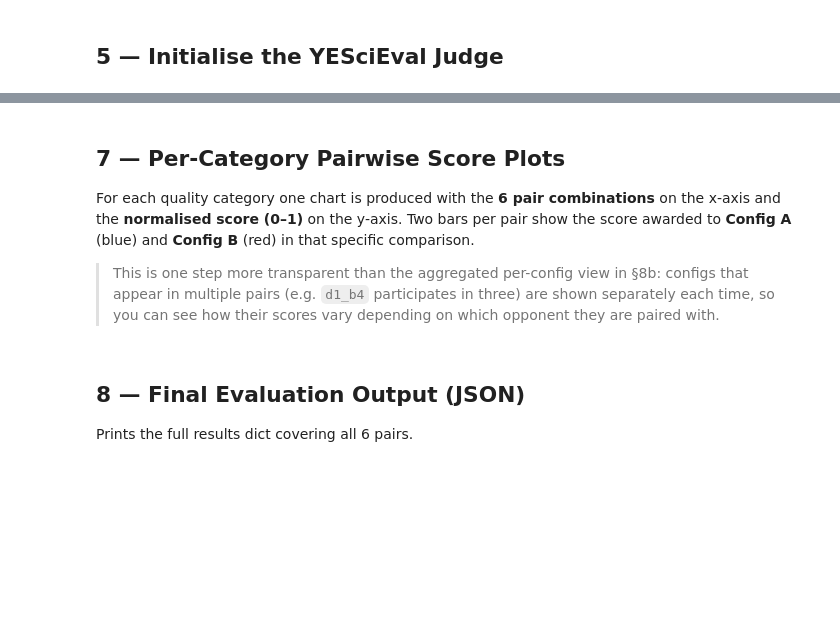
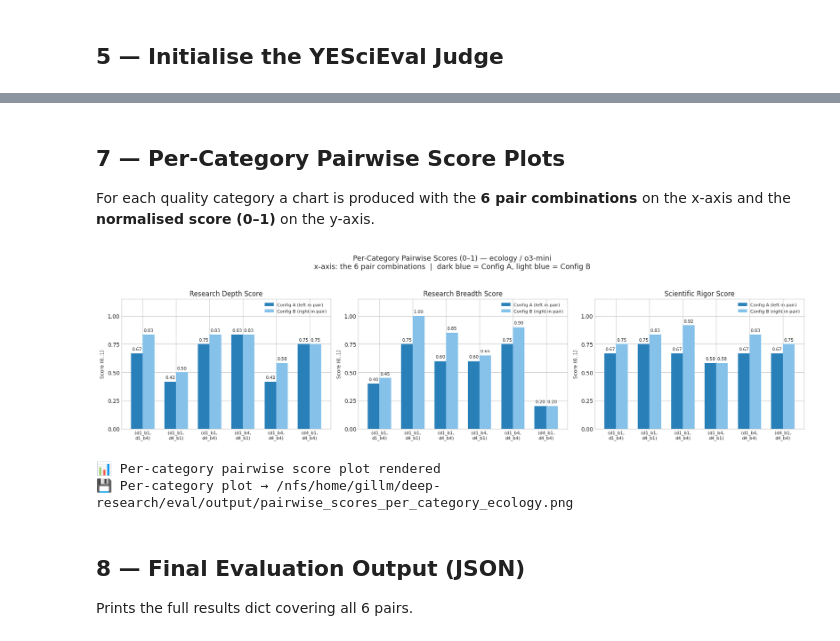
Before and after one commit to sciknoworg/deep-research, a Jupyter notebook: eval/pairwise/evaluation_pairwise_report_ecology.ipynb, the cells around one changed output, grey strips where cells are left out. Saved outputs shown, nothing was run; the diff lists cells and outputs as text; code cells hidden in the pictures; blank space fills up the shorter version.

Commit message:
✏️ added the notebook with output - pairwise evaluation

```diff
--- a/eval/pairwise/evaluation_pairwise_report_ecology.ipynb
+++ b/eval/pairwise/evaluation_pairwise_report_ecology.ipynb
@@ -67,24 +67,23 @@ drive.mount('/content/drive')
 # %%
 # --- USER CONFIGURATION ---
 
-QUESTIONS_CSV  = "/content/drive/MyDrive/49-questions-ecology.csv"
-OUTPUT_DIR     = "/content/drive/MyDrive/output"
+QUESTIONS_CSV  = "/path-to-csv-file/49-questions-ecology.csv"
+OUTPUT_DIR     = "/path-to-output-directory"
 DOMAIN         = "ecology"
-MODEL_ID       = "Qwen/Qwen3-1.7B"
-DEVICE         = "cpu"
-HF_TOKEN       = "your_hf_token_here"
+MODEL_ID       = "your-model-here"
+DEVICE         = torch.device("cuda" if torch.cuda.is_available() else "cpu")
+HF_TOKEN       = "your-hf-token"
 MAX_NEW_TOKENS = 2048
 
 # ── Report pool ──────────────────────────────────────────────────────────────
-# Map every config to its report file. All C(4,2) = 6 pairs will be evaluated.
+# Map every config to its report file.
 REPORT_POOL = {
-    'd1_b1': 'reports/1_model_orkg_d1_b1.md',
-    'd1_b4': 'reports/1_model_orkg_d1_b4.md',
-    'd4_b1': 'reports/1_model_orkg_d4_b1.md',
-    'd4_b4': 'reports/1_model_orkg_d4_b4.md',
+    'd1_b1': '/path-to-the-report-d1_b1/reports/orkg-ask/o3-mini/1_o3-mini_orkg_d1_b1.md',
+    'd1_b4': '/path-to-the-report-d1_b4/reports/orkg-ask/o3-mini/1_o3-mini_orkg_d1_b4.md',
+    'd4_b1': '/path-to-the-report-d4_b1/reports/orkg-ask/o3-mini/1_o3-mini_orkg_d4_b1.md',
+    'd4_b4': '/path-to-the-report-d4_b4/reports/orkg-ask/o3-mini/1_o3-mini_orkg_d4_b4.md',
 }
 
-# ── All pairs are generated automatically — no manual selection needed ────────
 ALL_PAIRS = list(itertools.combinations(REPORT_POOL.keys(), 2))
 # → [('d1_b1','d1_b4'), ('d1_b1','d4_b1'), ('d1_b1','d4_b4'),
 #    ('d1_b4','d4_b1'), ('d1_b4','d4_b4'), ('d4_b1','d4_b4')]
@@ -351,27 +388,17 @@ print(f"\n✅ All {len(ALL_PAIRS)} pairs evaluated.")
 # %% [markdown]
 ## 7 — Per-Category Pairwise Score Plots
 
-For each quality category one chart is produced with the **6 pair combinations**
+For each quality category a chart is produced with the **6 pair combinations**
 on the x-axis and the **normalised score (0–1)** on the y-axis.
-Two bars per pair show the score awarded to **Config A** (blue) and
-**Config B** (red) in that specific comparison.
-
-> This is one step more transparent than the aggregated per-config view in §8b:
-> configs that appear in multiple pairs (e.g. `d1_b4` participates in three)
-> are shown separately each time, so you can see how their scores vary
-> depending on which opponent they are paired with.
 # %%
-# ── §7: Per-Category Pairwise Score Plots ────────────────────────────────────
+# ── 7: Per-Category Pairwise Score Plots ────────────────────────────────────
 # x-axis  : the 6 pair combinations in canonical order
 # y-axis  : normalised score (0..1) from category_scores
 # bars    : two per pair — Config A (dark blue) and Config B (light blue)
 # panels  : one per active category (depth / breadth / rigor)
 
-import numpy as np
-import matplotlib.pyplot as plt
-
 RAW_DIMS = ['depth', 'breadth', 'rigor']
-# RAW_DIMS = ['depth', 'breadth', 'rigor', 'innovation', 'gap']  # uncomment when available
+# RAW_DIMS = ['depth', 'breadth', 'rigor', 'innovation', 'gap']
 
 RAW_PANEL_TITLES = {
     'depth':   'Research Depth Score',
@@ -384,6 +411,9 @@ RAW_PANEL_TITLES = {
 # Same color palette as §8b
 BAR_COLOR_A = '#2980b9'   # dark blue  — Config A
 BAR_COLOR_B = '#85c1e9'   # light blue — Config B
+
+ALL_CONFIGS = list(REPORT_POOL.keys())
+ALL_PAIRS   = list(itertools.combinations(ALL_CONFIGS, 2))
 
 # ── 1. Build per-dim data: (score_a, score_b) per pair ───────────────────────
 dim_pair_data = {dim: [] for dim in RAW_DIMS}
@@ -438,33 +468,37 @@ for pi, dim in enumerate(RAW_DIMS):
             ax.text(x + BAR_W_RAW / 2, vb + 0.02, f'{vb:.2f}',
                     ha='center', va='bottom', fontsize=8)
 
     tick_labels = [f'({a},\n{b})' for a, b in ALL_PAIRS]
     ax.set_xticks(list(xs_pairs))
     ax.set_xticklabels(tick_labels, fontsize=8)
 
     ax.set_ylim(0, 1.15)
     ax.set_yticks([0.0, 0.25, 0.5, 0.75, 1.0])
     ax.set_ylabel('Score (0..1)', fontsize=9)
     ax.set_title(panel_title, fontsize=12)
     ax.legend(fontsize=8, loc='upper right')
 
 # Hide spare axes
 for j in range(pi + 1, len(axes_raw_flat)):
     axes_raw_flat[j].set_visible(False)
 
 fig_raw.suptitle(
     f'Per-Category Pairwise Scores (0–1) — {DOMAIN} / {engine_str}\n'
     f'x-axis: the 6 pair combinations  |  dark blue = Config A, light blue = Config B',
     fontsize=13,
 )
 fig_raw.tight_layout(rect=[0, 0.02, 1, 0.94])
 plt.show()
 print('📊 Per-category pairwise score plot rendered')
 
 # Optional: save
 raw_fig_path = Path(OUTPUT_DIR) / f'pairwise_scores_per_category_{DOMAIN}.png'
 fig_raw.savefig(raw_fig_path, dpi=200, bbox_inches='tight')
 print(f'💾 Per-category plot → {raw_fig_path}')
+# %% [output]
+[figure, added]
+📊 Per-category pairwise score plot rendered
+💾 Per-category plot → /nfs/home/gillm/deep-research/eval/output/pairwise_scores_per_category_ecology.png
 # %% [markdown]
 ## 8 — Final Evaluation Output (JSON)
 
```
Also changed, not shown: parts of 15 cells of this notebook.
